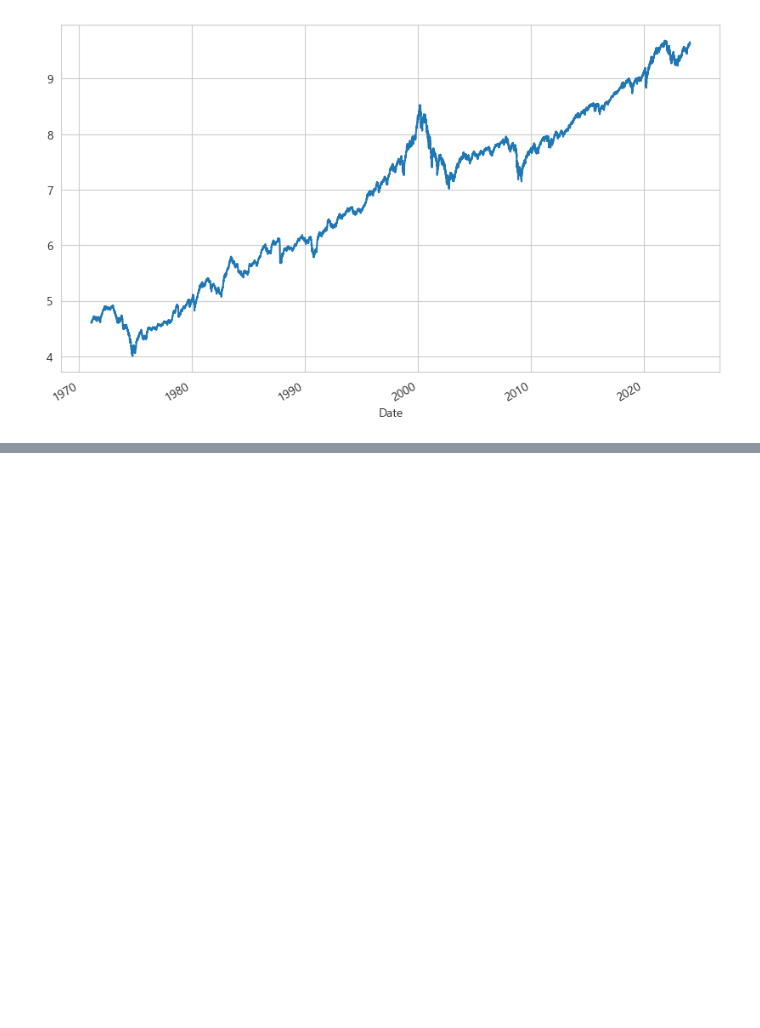
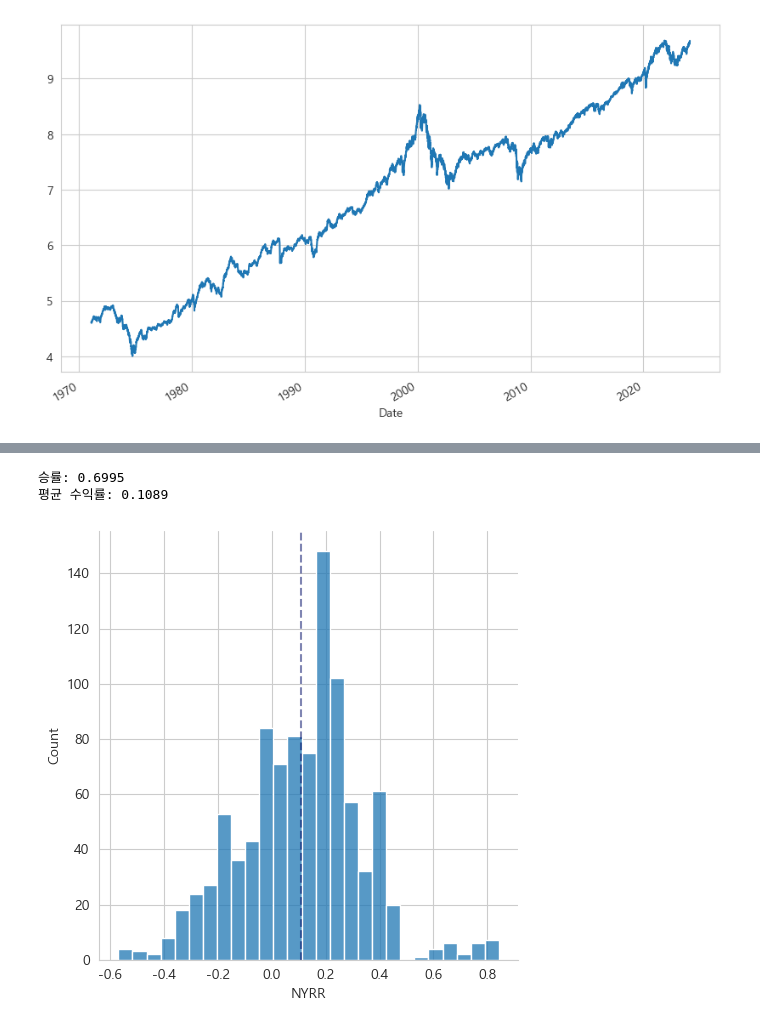
Before and after one commit to sdjhs0327/ws_fn, a Jupyter notebook: analytics/01_01_shock_case_study.ipynb, the cells around one changed output, grey strips where cells are left out. Saved outputs shown, nothing was run; the diff lists cells and outputs as text; code cells hidden in the pictures; blank space fills up the shorter version.

```diff
--- a/analytics/01_01_shock_case_study.ipynb
+++ b/analytics/01_01_shock_case_study.ipynb
@@ -358,0 +385,13 @@ np.log(df['^IXIC'].dropna()).plot()
+# %%
+## win ratio
+_temp = hp_df[hp_df[ticker] == hp_df['hp']]
+
+
+sns.displot(_temp['NYRR'])
+plt.axvline(x = _temp['NYRR'].mean(), color = '#000C66', linestyle = '--', alpha = 0.5)
+print(f"승률: {(_temp['NYRR'] >= 0).sum()/len(_temp['NYRR']):.4f}")
+print(f"평균 수익률: {_temp['NYRR'].mean():.4f}")
+# %% [output]
+승률: 0.6995
+평균 수익률: 0.1089
+[figure, added]
```
Also changed, not shown: parts of 12 cells of this notebook, 1 other file.
